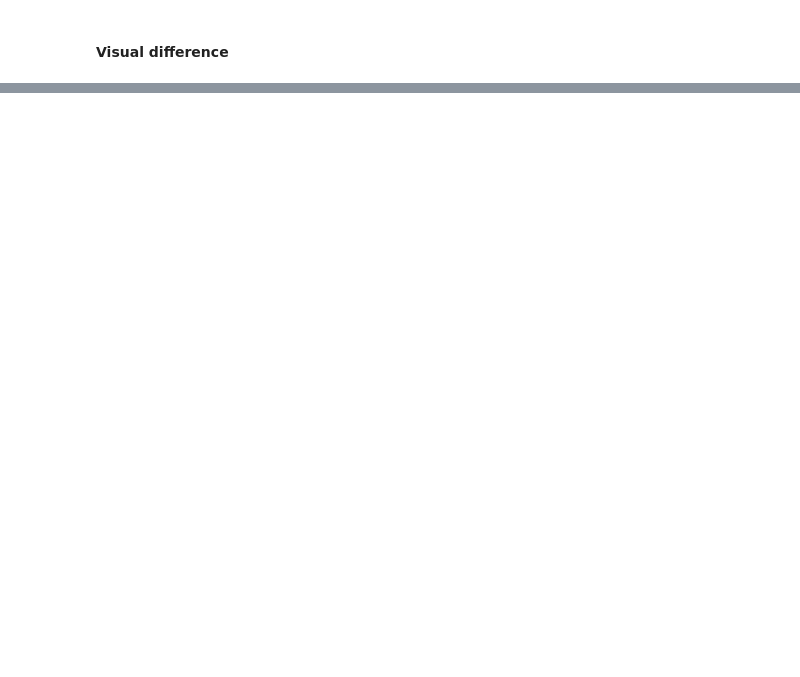
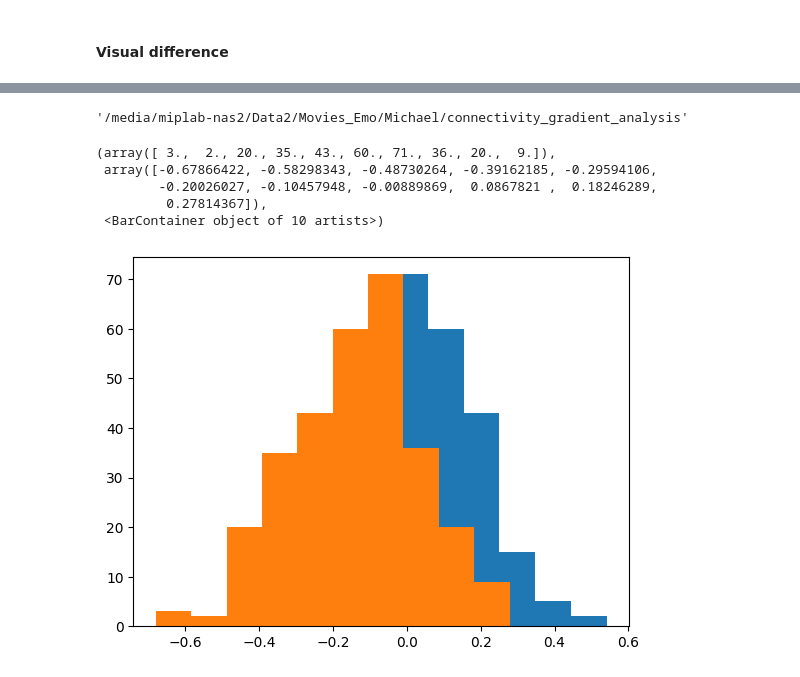
Before and after one commit to MIPLabCH/emoguide_gradients, a Jupyter notebook: 16_persoidx_frame-select.ipynb, the cells around one changed output, grey strips where cells are left out. Saved outputs shown, nothing was run; the diff lists cells and outputs as text; code cells hidden in the pictures; blank space fills up the shorter version.

```diff
--- a/16_persoidx_frame-select.ipynb
+++ b/16_persoidx_frame-select.ipynb
@@ -378,0 +97,14 @@ null_distrib['null'] = 1
+# %%
+os.path.abspath('./')
+# %% [output]
+'/media/miplab-nas2/Data2/Movies_Emo/Michael/connectivity_gradient_analysis'
+# %%
+plt.hist(np.asarray(pred_corrs['movie']['bis']).mean(axis=1))
+plt.hist(np.asarray(pred_corrs['rest']['bis']).mean(axis=1))
+# %% [output]
+(array([ 3.,  2., 20., 35., 43., 60., 71., 36., 20.,  9.]),
+ array([-0.67866422, -0.58298343, -0.48730264, -0.39162185, -0.29594106,
+        -0.20026027, -0.10457948, -0.00889869,  0.0867821 ,  0.18246289,
+         0.27814367]),
+ <BarContainer object of 10 artists>)
+[figure, added]
```
Also changed, not shown: parts of 39 cells of this notebook, 4 other files.
